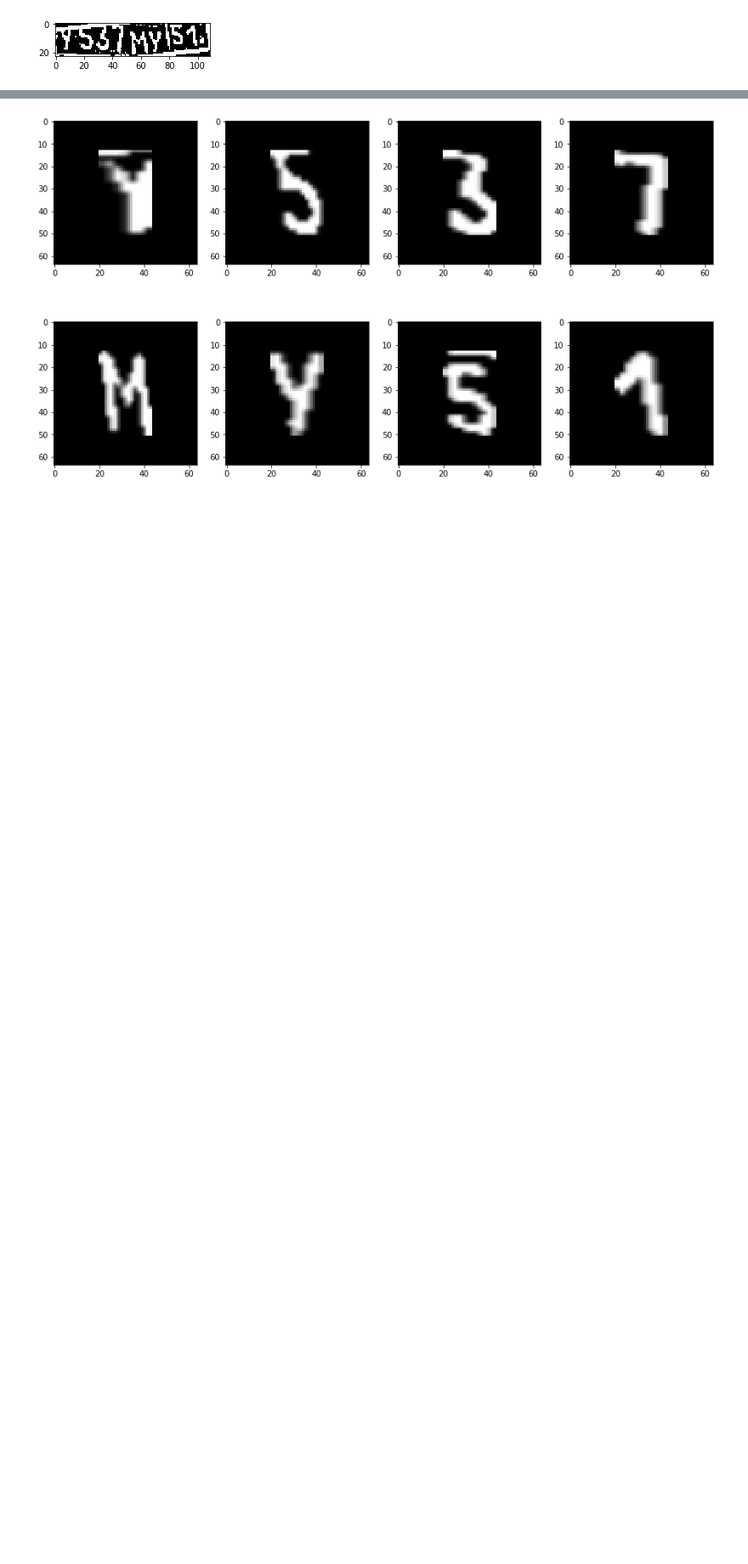
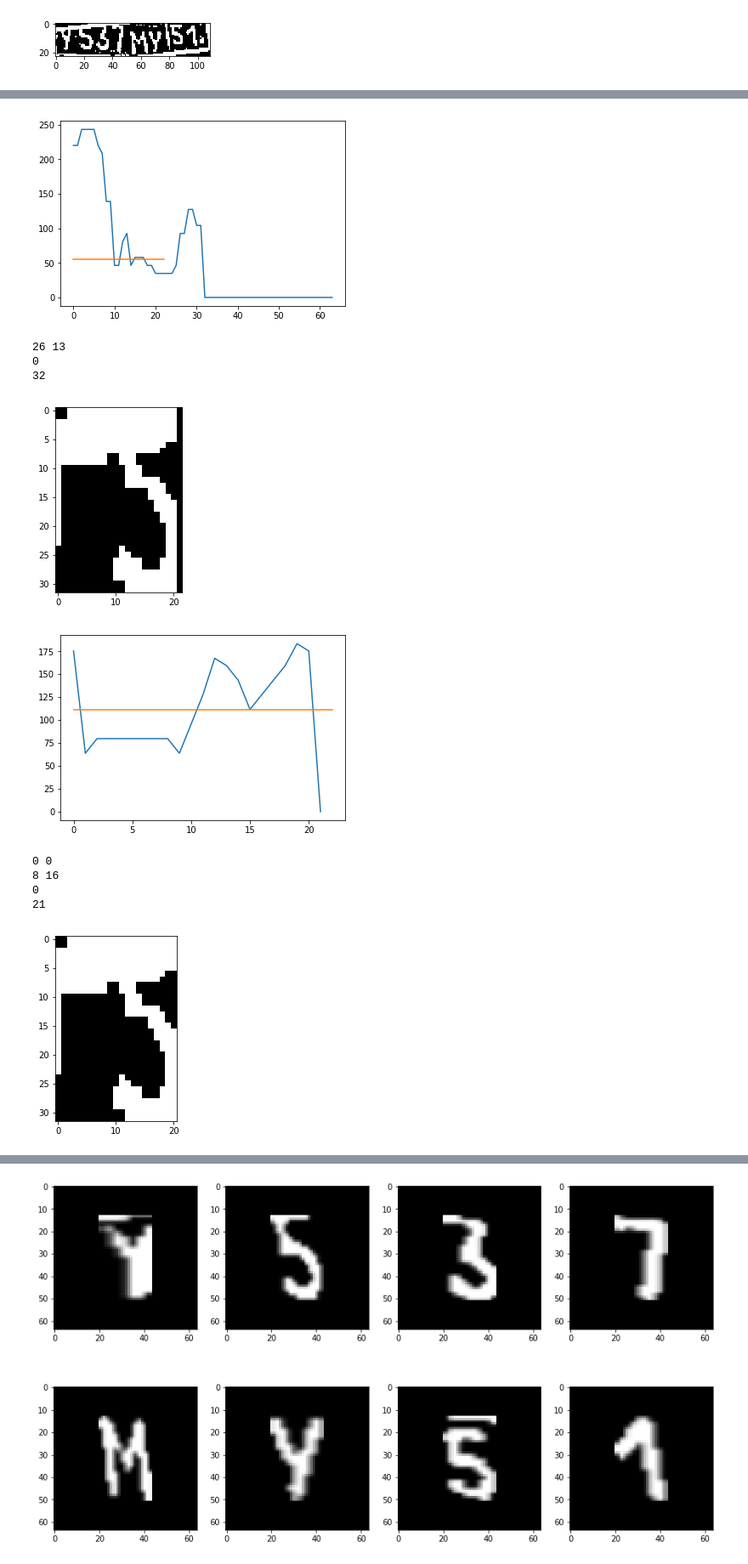
Before and after one commit to BEugen/Rslp, a Jupyter notebook: FullOcrLp/detect.ipynb, the cells around one changed output, grey strips where cells are left out. Shown at 85% size. Cells and saved outputs as stored; diff of their text form; code cells hidden in the pictures; blank space fills up the shorter version.

```diff
--- a/FullOcrLp/detect.ipynb
+++ b/FullOcrLp/detect.ipynb
@@ -498,0 +565,22 @@ plot_images(images, True)
+# %%
+
+crimg = []
+kernel = np.ones((0,2),np.uint8)
+for i in range(0, len(images[i])):
+    ret, img = cv2.threshold(images[i], 100, 255, 0)
+    img = img_crop_next_2(img, axis=1)
+    img = img_crop_next_2(img, axis=0)
+    crimg.append(img)
+plot_images(crimg, False)
+# %% [output]
+[figure, added]
+26 13
+0
+32
+[figure, added]
+[figure, added]
+0 0
+8 16
+0
+21
+[figure, added]
```
Also changed, not shown: parts of 12 cells of this notebook, 2 other files.
